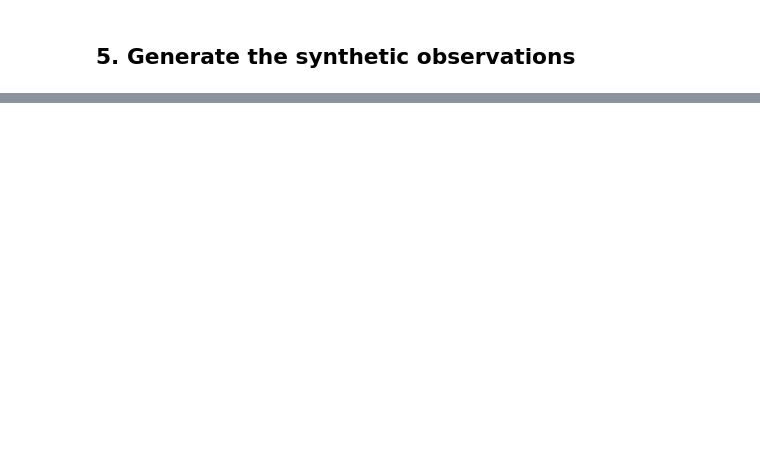
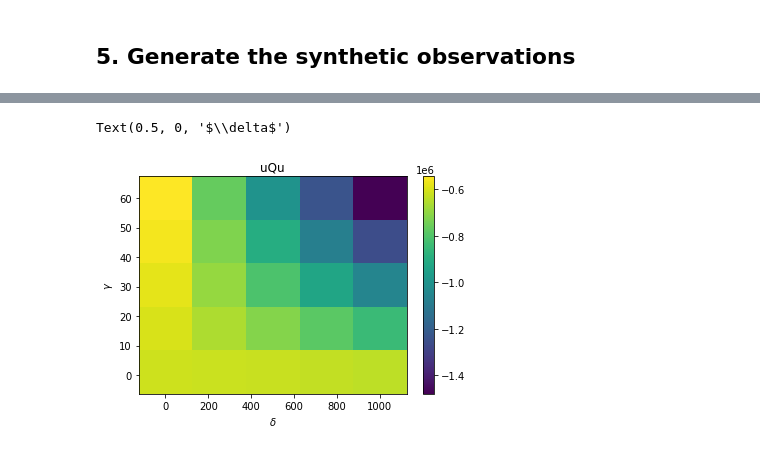
Before and after one commit to soniareilly/PDE_INLA, a Jupyter notebook: AdvectionDiffusionBayesian-INLA-2variables.ipynb, the cells around one changed output, grey strips where cells are left out. Saved outputs shown, nothing was run; the diff lists cells and outputs as text; code cells hidden in the pictures; blank space fills up the shorter version.

```diff
--- a/AdvectionDiffusionBayesian-INLA-2variables.ipynb
+++ b/AdvectionDiffusionBayesian-INLA-2variables.ipynb
@@ -656,0 +458,9 @@ plt.plot(locations[2][0],locations[2][1],'rs')
+# %%
+plt.pcolormesh(d_range,g_range,uQus)
+plt.colorbar()
+plt.title('uQu')
+plt.ylabel(r'$\gamma$')
+plt.xlabel(r'$\delta$')
+# %% [output]
+Text(0.5, 0, '$\\delta$')
+[figure, added]
```
Also changed, not shown: parts of 26 cells of this notebook, 5 other files.
